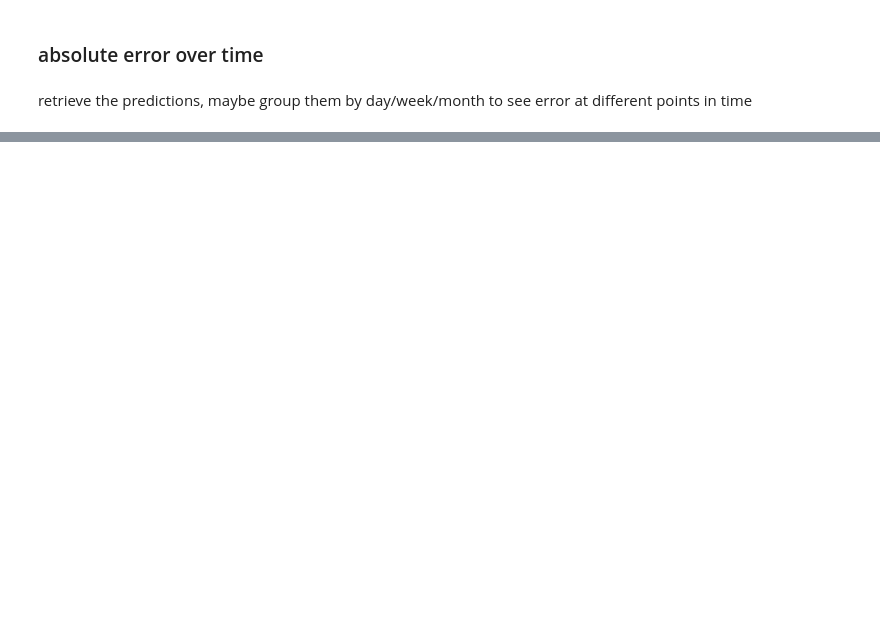
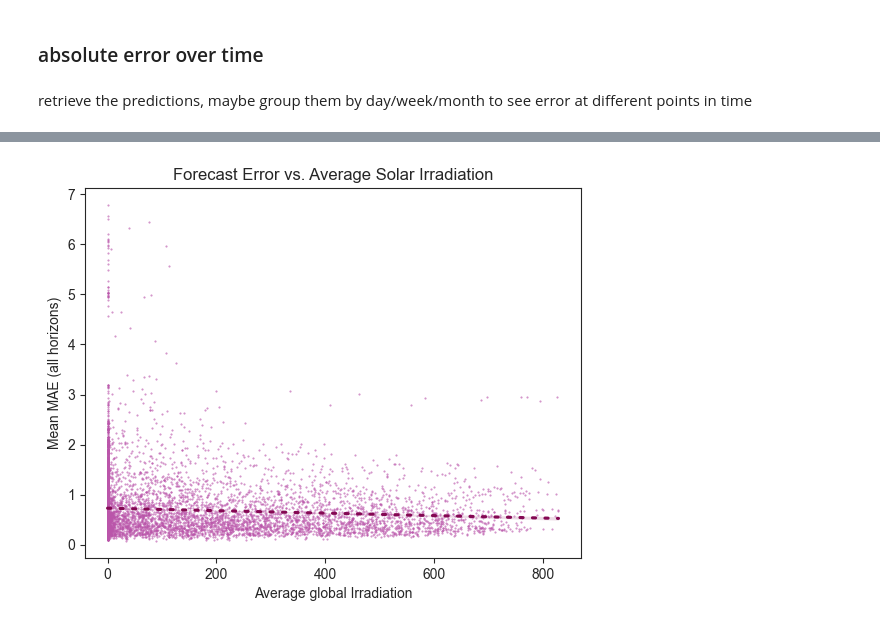
Before and after one commit to valentin-17/epf, a Jupyter notebook: notebooks/other_data_viz.ipynb, the cells around one changed output, grey strips where cells are left out. Cells and saved outputs as stored; diff of their text form; code cells hidden in the pictures; blank space fills up the shorter version.

```diff
--- a/notebooks/other_data_viz.ipynb
+++ b/notebooks/other_data_viz.ipynb
@@ -284,5 +311,9 @@ plt.show()
 # %%
 import pandas as pd
 
-ghi = pd.read_csv("../data/raw/de_global_horizontal_irradiation_2024.csv", skiprows=6, parse_dates=True, index_col=1, names=['location_id','ghi']).pivot(columns='location_id', values='ghi')
-ws = pd.read_csv("../data/raw/de_wind_speed_100_2024.csv", skiprows=6, parse_dates=True, index_col=1, names=['location_id','ws']).pivot(columns='location_id', values='ws')
+ghi = pd.read_csv("../data/raw/de_global_horizontal_irradiation_2024.csv", skiprows=6, parse_dates=True, index_col=1)
+ws = pd.read_csv("../data/raw/de_wind_speed_100_2024.csv", skiprows=6, parse_dates=True, index_col=1)
+ghi_avg = ghi.pivot(columns='location_id', values='shortwave_radiation (W/m²)').mean(axis=1).rename('ghi_avg')
+ws_avg = ws.pivot(columns='location_id', values='wind_speed_100m (km/h)').mean(axis=1).rename('ws_avg')
+weather_df = pd.concat([ghi_avg, ws_avg], axis=1)
+weather_df
@@ -323,2 +335,4 @@ ws
-# %%
-weather_df = pd.DataFrame
+# %%
+df_errors.columns = [col.split('_')[-1] for col in df_errors.columns]
+data = df_errors.join(weather_df, how='inner')
+data
@@ -325,10 +353,14 @@ weather_df = pd.DataFrame
 # %%
-df_errors["irradiation"] = weather_df["global_irradiation"].values
-df_errors["mean_mae"] = df_errors.iloc[:, 1:25].mean(axis=1)
+data["mean_mae"] = data.iloc[:, 1:24].mean(axis=1)
 
-plt.scatter(df_errors["irradiation"], df_errors["mean_mae"], alpha=0.3)
-plt.xlabel("Global Irradiation")
+sns.set_style('ticks')
+
+sns.regplot(data, x='ghi_avg', y='mean_mae', marker='.',
+            scatter_kws={'color': COLORS['purple'], 'alpha': 0.7, 's': 1},
+            line_kws={'color': COLORS['magenta'], 'dashes': [1,3], 'dash_capstyle': 'round'})
+plt.xlabel("Average global Irradiation")
 plt.ylabel("Mean MAE (all horizons)")
-plt.title("Forecast Error vs. Solar Irradiation")
-plt.grid(True)
+plt.title("Forecast Error vs. Average Solar Irradiation")
 plt.show()
+# %% [output]
+[figure, added]
```
Also changed, not shown: parts of 11 cells of this notebook, 6 other files.
